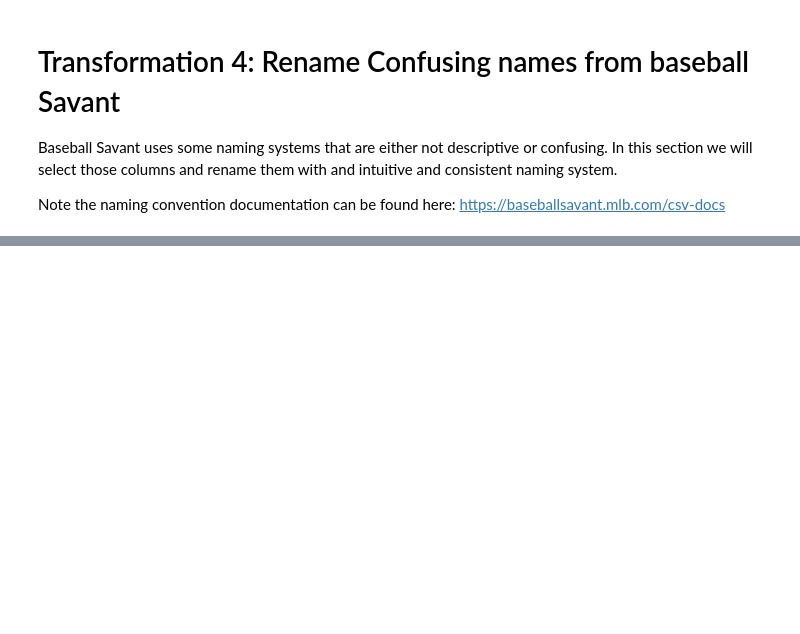
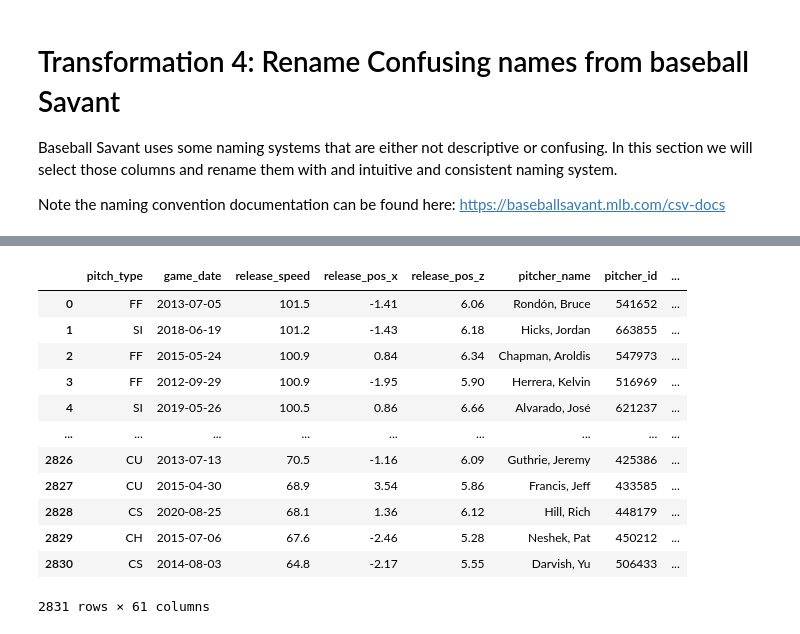
Before and after one commit to Matt-Heinen/DSC-540, a Jupyter notebook: Term Project/Heinen_DSC540_Milestone_2.ipynb, the cells around one changed output, grey strips where cells are left out. Drawn from its saved outputs; the diff is of its cells as text; code cells hidden in the pictures; blank space fills up the shorter version.

```diff
--- a/Term Project/Heinen_DSC540_Milestone_2.ipynb
+++ b/Term Project/Heinen_DSC540_Milestone_2.ipynb
@@ -148,6 +148,13 @@ carlos = carlos.drop(carlos.columns[29:37], axis=1)
 carlos.shape
 # %% [output]
 (2831, 62)
+# %%
+# Remove woba_value
+# column is unecessary.
+carlos = carlos.drop('woba_value', axis=1)
+
+# Remove woba_denom
+carlos = carlos.drop('woba_denom', axis=1)
 # %% [markdown]
 ## Transformation 2: Make on_1b , on_2b and on_3b Binary.
 
@@ -269,3 +276,7 @@ carlos = carlos.rename(columns={'launch_speed_angle': 'contact_type'})
 
 # Rename zone to pitch_zone_location.
 carlos = carlos.rename(columns={'zone': 'pitch_zone_location'})
+
+# Rename events to ab_result:
+# Better describes what happens as a result of the at bat.
+carlos = carlos.rename(columns={'events': 'ab_result'})
@@ -271,0 +307,16 @@ carlos = carlos.rename(columns={'zone': 'pitch_zone_location'})
+# %%
+carlos
+# %% [output]
+|  | pitch_type | game_date | release_speed | release_pos_x | release_pos_z | pitcher_name | pitcher_id | ... |
+| 0 | FF | 2013-07-05 | 101.5 | -1.41 | 6.06 | Rondón, Bruce | 541652 | ... |
+| 1 | SI | 2018-06-19 | 101.2 | -1.43 | 6.18 | Hicks, Jordan | 663855 | ... |
+| 2 | FF | 2015-05-24 | 100.9 | 0.84 | 6.34 | Chapman, Aroldis | 547973 | ... |
+| 3 | FF | 2012-09-29 | 100.9 | -1.95 | 5.90 | Herrera, Kelvin | 516969 | ... |
+| 4 | SI | 2019-05-26 | 100.5 | 0.86 | 6.66 | Alvarado, José | 621237 | ... |
+| ... | ... | ... | ... | ... | ... | ... | ... | ... |
+| 2826 | CU | 2013-07-13 | 70.5 | -1.16 | 6.09 | Guthrie, Jeremy | 425386 | ... |
+| 2827 | CU | 2015-04-30 | 68.9 | 3.54 | 5.86 | Francis, Jeff | 433585 | ... |
+| 2828 | CS | 2020-08-25 | 68.1 | 1.36 | 6.12 | Hill, Rich | 448179 | ... |
+| 2829 | CH | 2015-07-06 | 67.6 | -2.46 | 5.28 | Neshek, Pat | 450212 | ... |
+| 2830 | CS | 2014-08-03 | 64.8 | -2.17 | 5.55 | Darvish, Yu | 506433 | ... |
+2831 rows × 61 columns
```
Also changed, not shown: parts of 1 cell of this notebook.
